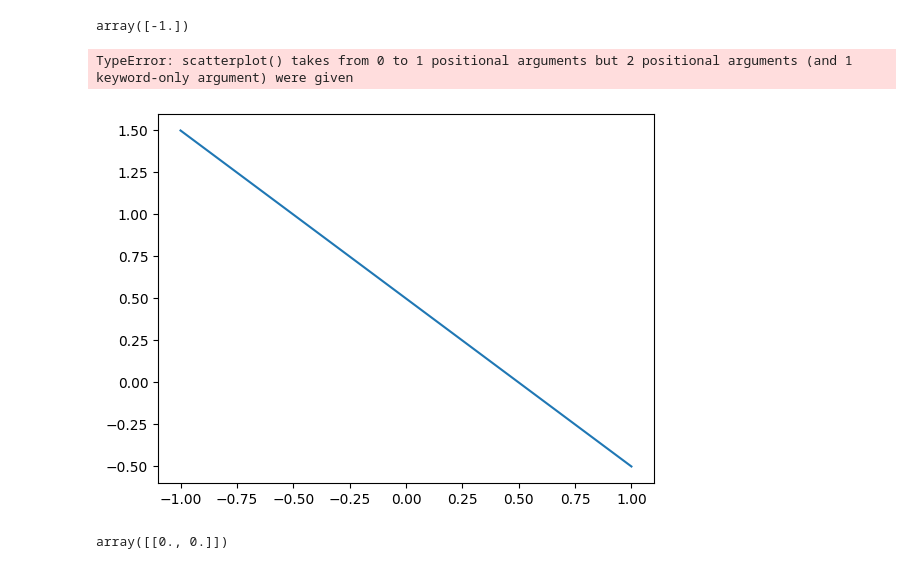
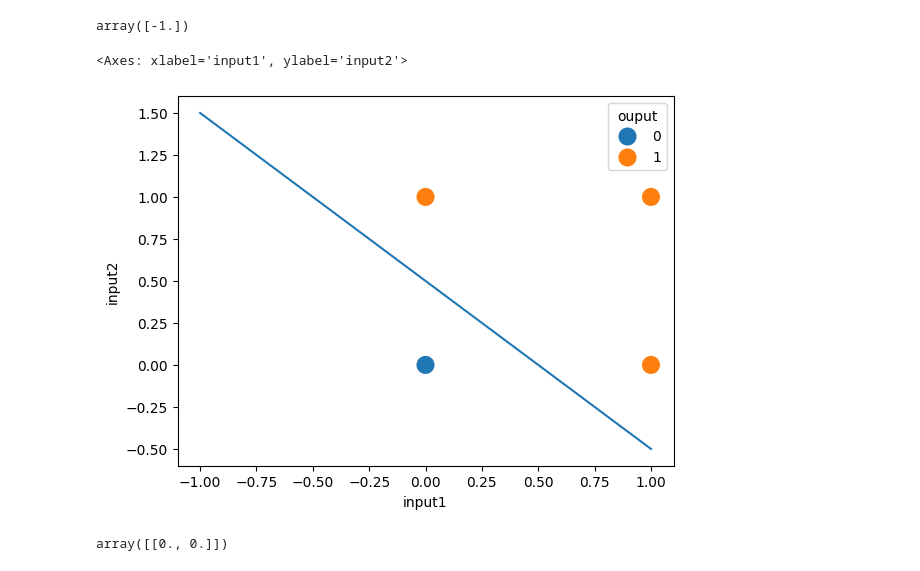
Before and after one commit to vikasjangidmk/Deep-Learning-CampusX, a Jupyter notebook: Problem-with-Perceptron.ipynb, the cells around one changed output. Cells and saved outputs as stored; diff of their text form; code cells hidden in the pictures.

```diff
--- a/Problem-with-Perceptron.ipynb
+++ b/Problem-with-Perceptron.ipynb
@@ -100,10 +100,10 @@ x1=np.linspace(-1,1,5)
 y1=-x+0.5
 # %%
 plt.plot(x1,y1)
-sns.scatterplot(or_data['input1'],or_data['input2'],hue=or_data['ouput'],s=200)
+sns.scatterplot(data=or_data,x=or_data['input1'],y=or_data['input2'],hue=or_data['ouput'],s=200)
 # %% [output]
-TypeError: scatterplot() takes from 0 to 1 positional arguments but 2 positional arguments (and 1 keyword-only argument) were given
+<Axes: xlabel='input1', ylabel='input2'>
-[figure, old version]
+[figure, new version]
 # %%
 clf3.coef_
 # %% [output]
```
Also changed, not shown: parts of 1 cell of this notebook.
